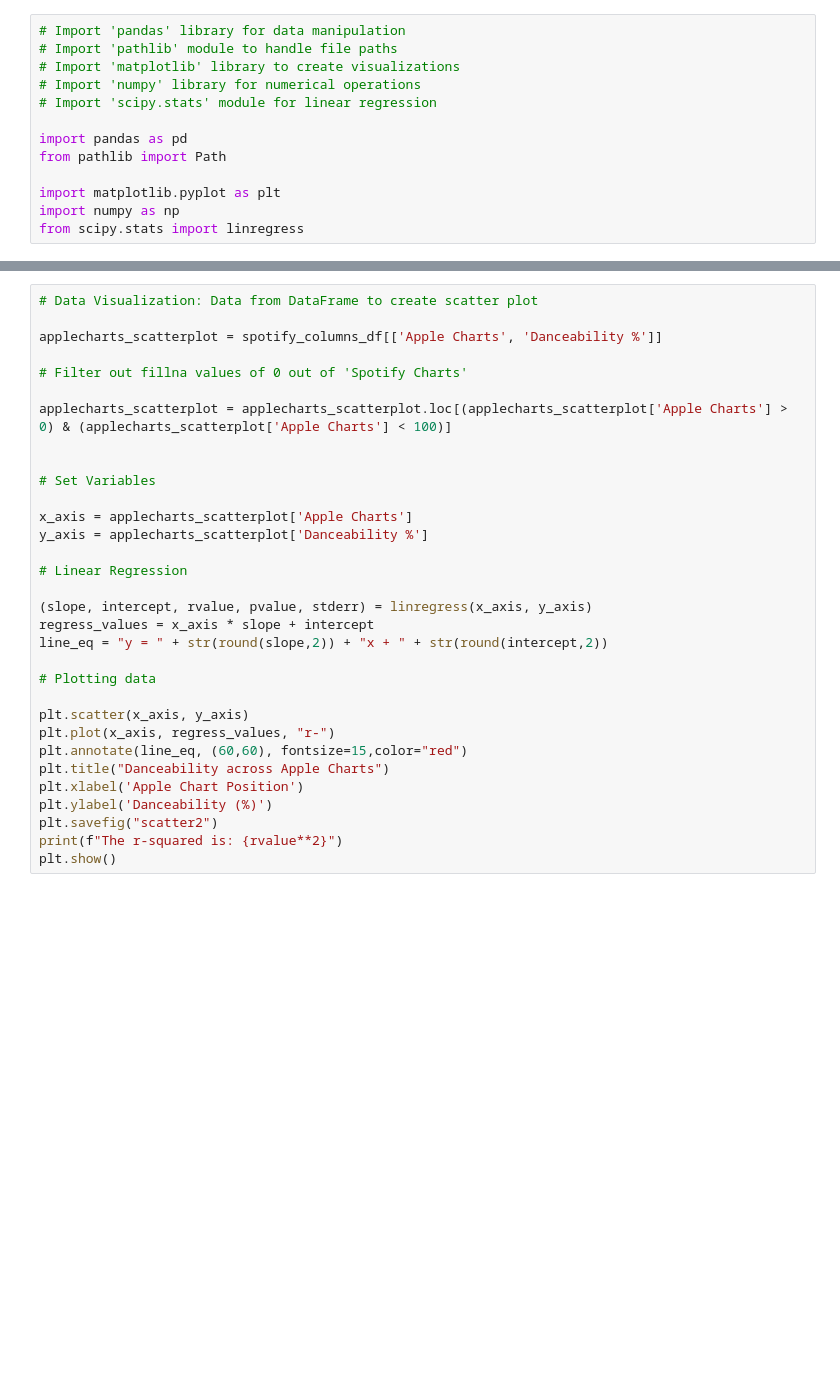
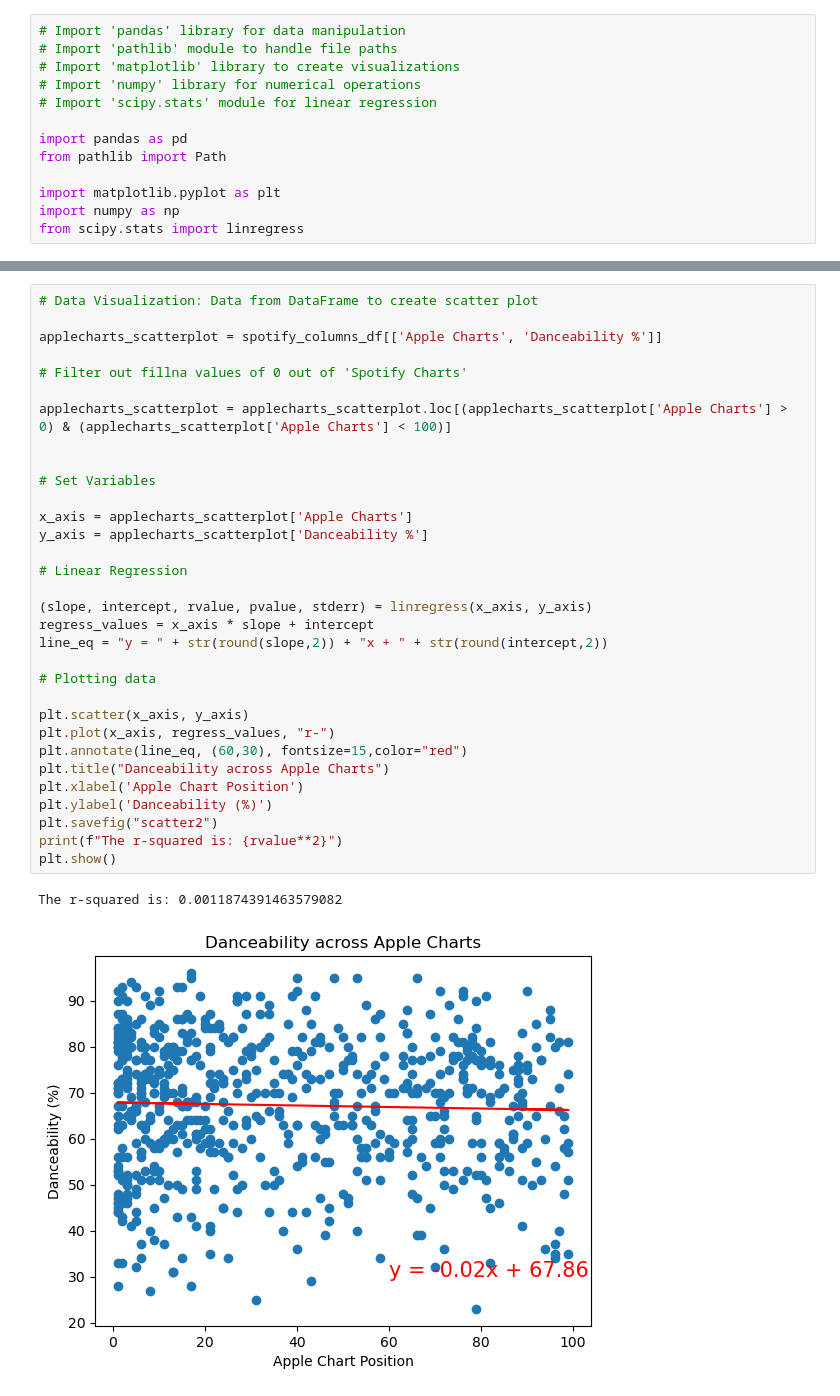
Before and after one commit to lisethrubio/Project1-DataViz, a Jupyter notebook: Project1-Code.ipynb, the cells around one changed output, grey strips where cells are left out. Drawn from its saved outputs; the diff is of its cells as text; blank space fills up the shorter version.

```diff
--- a/Project1-Code.ipynb
+++ b/Project1-Code.ipynb
@@ -274,33 +500,36 @@ spotifycharts_scatterplot.describe()
 # Data Visualization: Data from DataFrame to create scatter plot
 
 applecharts_scatterplot = spotify_columns_df[['Apple Charts', 'Danceability %']]
 
 # Filter out fillna values of 0 out of 'Spotify Charts'
 
 applecharts_scatterplot = applecharts_scatterplot.loc[(applecharts_scatterplot['Apple Charts'] > 0) & (applecharts_scatterplot['Apple Charts'] < 100)]
 
 
 # Set Variables
 
 x_axis = applecharts_scatterplot['Apple Charts']
 y_axis = applecharts_scatterplot['Danceability %']
 
 # Linear Regression
 
 (slope, intercept, rvalue, pvalue, stderr) = linregress(x_axis, y_axis)
 regress_values = x_axis * slope + intercept
 line_eq = "y = " + str(round(slope,2)) + "x + " + str(round(intercept,2))
 
 # Plotting data
 
 plt.scatter(x_axis, y_axis)
 plt.plot(x_axis, regress_values, "r-")
-plt.annotate(line_eq, (60,60), fontsize=15,color="red")
+plt.annotate(line_eq, (60,30), fontsize=15,color="red")
 plt.title("Danceability across Apple Charts")
 plt.xlabel('Apple Chart Position')
 plt.ylabel('Danceability (%)')
 plt.savefig("scatter2")
 print(f"The r-squared is: {rvalue**2}")
 plt.show()
+# %% [output]
+The r-squared is: 0.0011874391463579082
+[figure, added]
 # %%
 applecharts_scatterplot.describe()
```
Also changed, not shown: parts of 38 cells of this notebook.
